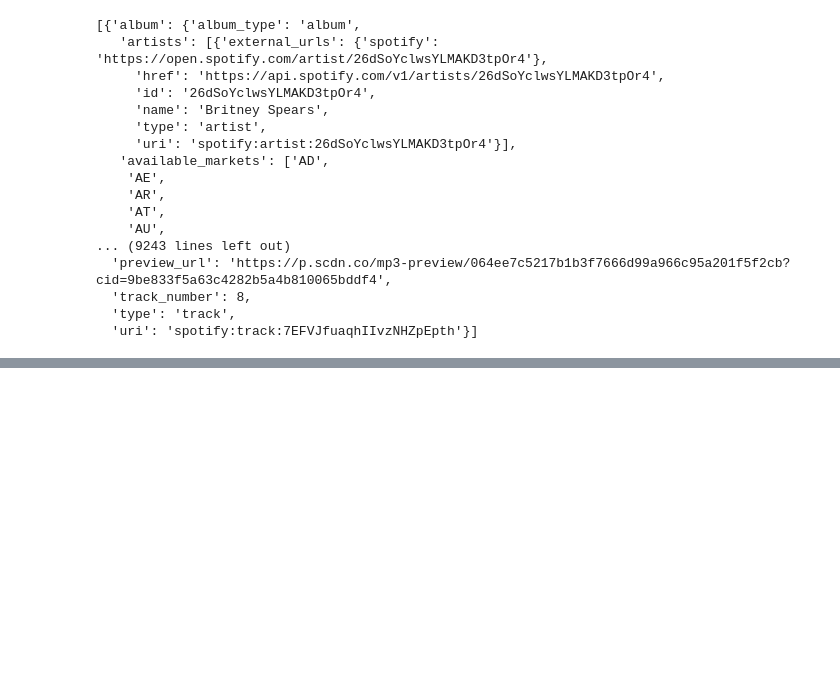
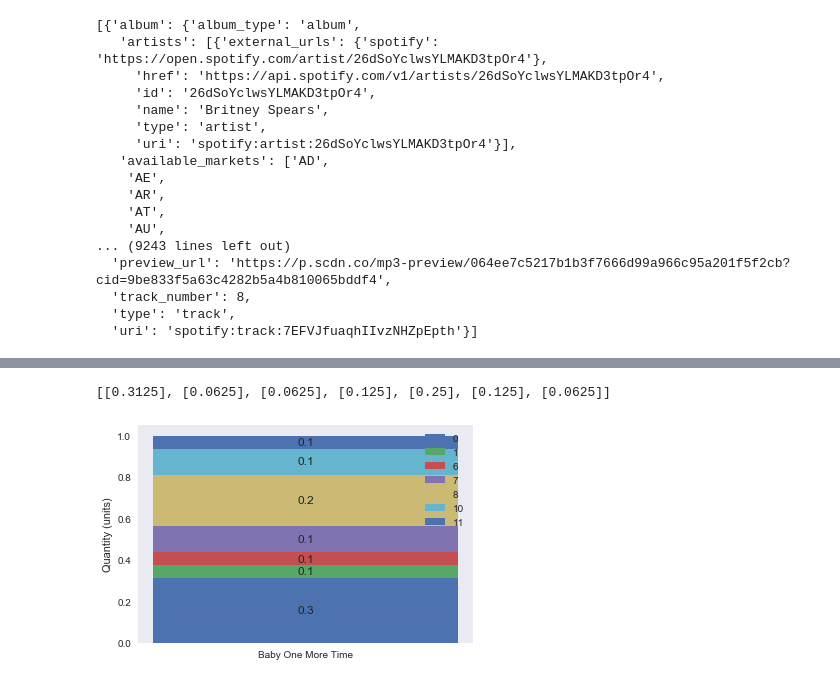
Before and after one commit to monicamow/spotify_playlists, a Jupyter notebook: its_britney_bish.ipynb, the cells around one changed output, grey strips where cells are left out. Saved outputs shown, nothing was run; the diff lists cells and outputs as text; code cells hidden in the pictures; blank space fills up the shorter version.

Commit message:
experiment with getting album tracks

```diff
--- a/its_britney_bish.ipynb
+++ b/its_britney_bish.ipynb
@@ -62,0 +145,3 @@ results['tracks']['items']
+# %%
+features = spotify.audio_features(tracks=track_ids)
+features
@@ -62,0 +166,9 @@ results['tracks']['items']
+# %%
+import pandas as pd
+
+columns = list(features[0].keys())
+columns.sort()
+
+# convert to df
+# instantiate empty dataframe
+df_features = pd.DataFrame(features, columns = columns, index = )
@@ -62,0 +195,6 @@ results['tracks']['items']
+# %%
+df_keys = df_features.groupby('key', as_index=False).count()[['id', 'key']]
+num_ids = df_features['id'].count()
+df_keys['key_share'] = df_keys['id'] / num_ids
+df_keys['album'] = 'Baby One More Time'
+df_keys
@@ -62,0 +272,31 @@ results['tracks']['items']
+# %%
+key_share_array = []
+
+for key in list(df_keys['key_share']):
+    key_share_array_temp = [key]
+    key_share_array.append(key_share_array_temp)
+
+key_share_array
+# %% [output]
+[[0.3125], [0.0625], [0.0625], [0.125], [0.25], [0.125], [0.0625]]
+# %%
+plt.figure(figsize=(6, 4))
+
+series_labels = list(df_keys['key'])
+
+data = key_share_array
+
+category_labels = ['Baby One More Time']
+
+stacked_bar(
+    data,
+    series_labels,
+    category_labels=category_labels,
+    show_values=True,
+    value_format="{:.1f}",
+    y_label="Quantity (units)"
+)
+
+plt.show()
+# %% [output]
+[figure, added]
```
Also changed, not shown: parts of 9 cells of this notebook.
